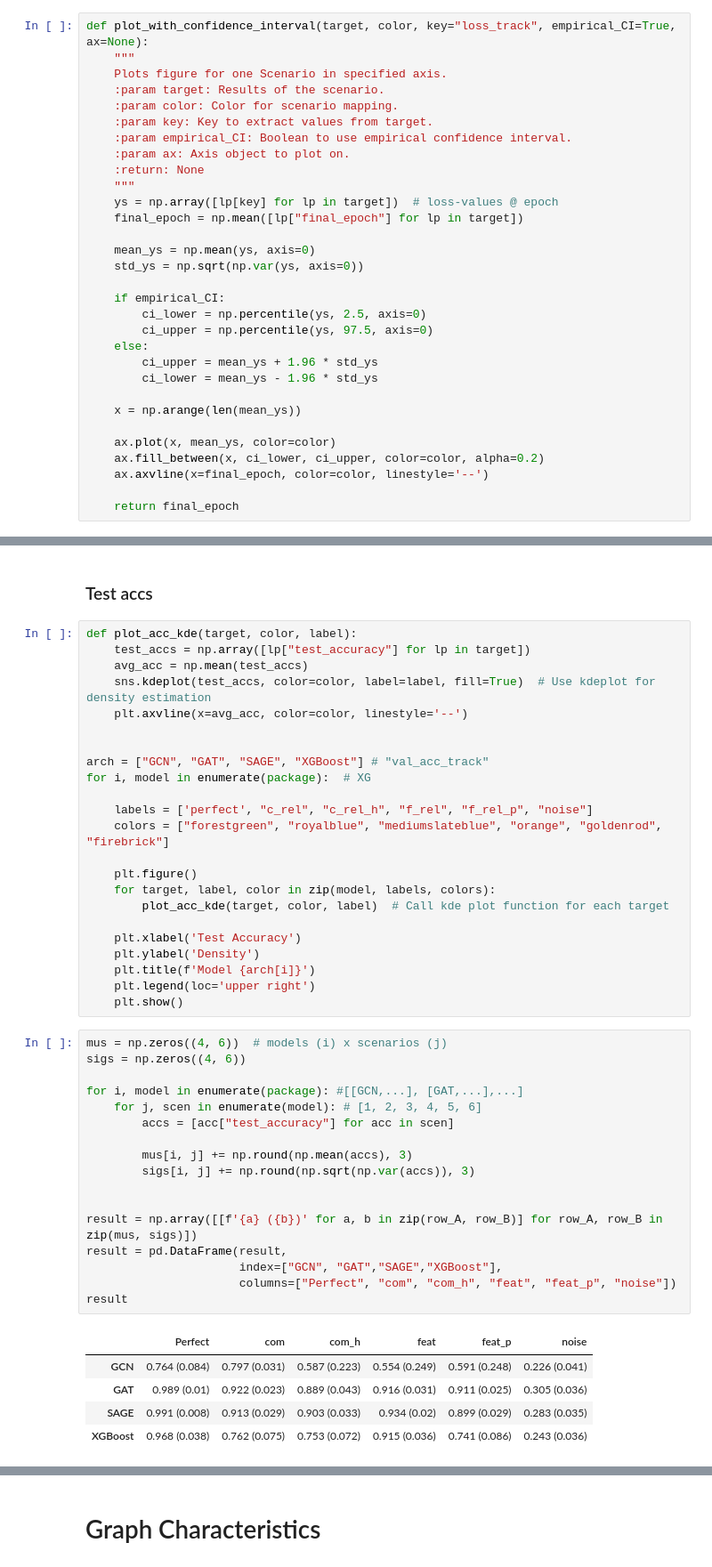
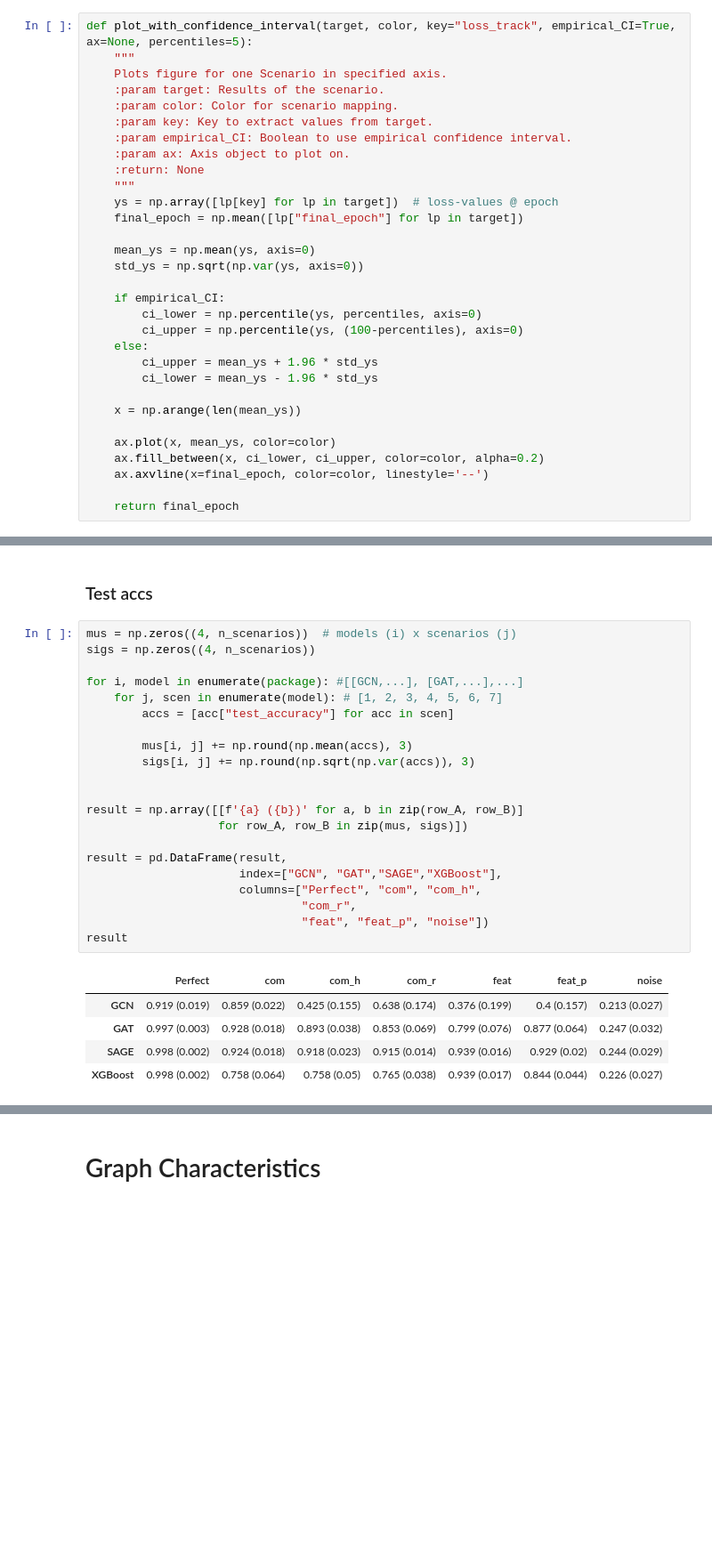
Before and after one commit to FisnikZogaj/MA, a Jupyter notebook: eval.ipynb, the cells around one changed output, grey strips where cells are left out. Shown at 89% size. Cells and saved outputs as stored; diff of their text form; blank space fills up the shorter version.

```diff
--- a/eval.ipynb
+++ b/eval.ipynb
@@ -85,7 +97,7 @@ package = np.array([[gcn_perfect, gcn_com, gcn_com_h, gcn_feat, gcn_feat_p, gcn_
 # %% [markdown]
 # Plot
 # %%
-def plot_with_confidence_interval(target, color, key="loss_track", empirical_CI=True, ax=None):
+def plot_with_confidence_interval(target, color, key="loss_track", empirical_CI=True, ax=None, percentiles=5):
     """
     Plots figure for one Scenario in specified axis.
     :param target: Results of the scenario.
@@ -102,8 +114,8 @@ def plot_with_confidence_interval(target, color, key="loss_track", empirical_CI=
     std_ys = np.sqrt(np.var(ys, axis=0))
 
     if empirical_CI:
-        ci_lower = np.percentile(ys, 2.5, axis=0)
-        ci_upper = np.percentile(ys, 97.5, axis=0)
+        ci_lower = np.percentile(ys, percentiles, axis=0)
+        ci_upper = np.percentile(ys, (100-percentiles), axis=0)
     else:
         ci_upper = mean_ys + 1.96 * std_ys
         ci_lower = mean_ys - 1.96 * std_ys
@@ -162,48 +181,29 @@ array([[87.4 , 79.6 , 80.3 , 74.17, 80.4 , 42.17],
 # %% [markdown]
 ### Test accs
-# %%
-def plot_acc_kde(target, color, label):
-    test_accs = np.array([lp["test_accuracy"] for lp in target])
-    avg_acc = np.mean(test_accs)
-    sns.kdeplot(test_accs, color=color, label=label, fill=True)  # Use kdeplot for density estimation
-    plt.axvline(x=avg_acc, color=color, linestyle='--')
-
-
-arch = ["GCN", "GAT", "SAGE", "XGBoost"] # "val_acc_track"
-for i, model in enumerate(package):  # XG
-
-    labels = ['perfect', "c_rel", "c_rel_h", "f_rel", "f_rel_p", "noise"]
-    colors = ["forestgreen", "royalblue", "mediumslateblue", "orange", "goldenrod", "firebrick"]
-
-    plt.figure()
-    for target, label, color in zip(model, labels, colors):
-        plot_acc_kde(target, color, label)  # Call kde plot function for each target
-
-    plt.xlabel('Test Accuracy')
-    plt.ylabel('Density')
-    plt.title(f'Model {arch[i]}')
-    plt.legend(loc='upper right')
-    plt.show()
 # %%
-mus = np.zeros((4, 6))  # models (i) x scenarios (j)
-sigs = np.zeros((4, 6))
+mus = np.zeros((4, n_scenarios))  # models (i) x scenarios (j)
+sigs = np.zeros((4, n_scenarios))
 
 for i, model in enumerate(package): #[[GCN,...], [GAT,...],...]
-    for j, scen in enumerate(model): # [1, 2, 3, 4, 5, 6]
+    for j, scen in enumerate(model): # [1, 2, 3, 4, 5, 6, 7]
         accs = [acc["test_accuracy"] for acc in scen]
 
         mus[i, j] += np.round(np.mean(accs), 3)
         sigs[i, j] += np.round(np.sqrt(np.var(accs)), 3)
 
 
-result = np.array([[f'{a} ({b})' for a, b in zip(row_A, row_B)] for row_A, row_B in zip(mus, sigs)])
+result = np.array([[f'{a} ({b})' for a, b in zip(row_A, row_B)]
+                   for row_A, row_B in zip(mus, sigs)])
+
 result = pd.DataFrame(result,
                       index=["GCN", "GAT","SAGE","XGBoost"],
-                      columns=["Perfect", "com", "com_h", "feat", "feat_p", "noise"])
+                      columns=["Perfect", "com", "com_h",
+                               "com_r",
+                               "feat", "feat_p", "noise"])
 result
 # %% [output]
-|  | Perfect | com | com_h | feat | feat_p | noise |
-| GCN | 0.764 (0.084) | 0.797 (0.031) | 0.587 (0.223) | 0.554 (0.249) | 0.591 (0.248) | 0.226 (0.041) |
-| GAT | 0.989 (0.01) | 0.922 (0.023) | 0.889 (0.043) | 0.916 (0.031) | 0.911 (0.025) | 0.305 (0.036) |
-| SAGE | 0.991 (0.008) | 0.913 (0.029) | 0.903 (0.033) | 0.934 (0.02) | 0.899 (0.029) | 0.283 (0.035) |
-| XGBoost | 0.968 (0.038) | 0.762 (0.075) | 0.753 (0.072) | 0.915 (0.036) | 0.741 (0.086) | 0.243 (0.036) |
+|  | Perfect | com | com_h | com_r | feat | feat_p | noise |
+| GCN | 0.919 (0.019) | 0.859 (0.022) | 0.425 (0.155) | 0.638 (0.174) | 0.376 (0.199) | 0.4 (0.157) | 0.213 (0.027) |
+| GAT | 0.997 (0.003) | 0.928 (0.018) | 0.893 (0.038) | 0.853 (0.069) | 0.799 (0.076) | 0.877 (0.064) | 0.247 (0.032) |
+| SAGE | 0.998 (0.002) | 0.924 (0.018) | 0.918 (0.023) | 0.915 (0.014) | 0.939 (0.016) | 0.929 (0.02) | 0.244 (0.029) |
+| XGBoost | 0.998 (0.002) | 0.758 (0.064) | 0.758 (0.05) | 0.765 (0.038) | 0.939 (0.017) | 0.844 (0.044) | 0.226 (0.027) |
```
Also changed, not shown: parts of 19 cells of this notebook, 2 other files.
